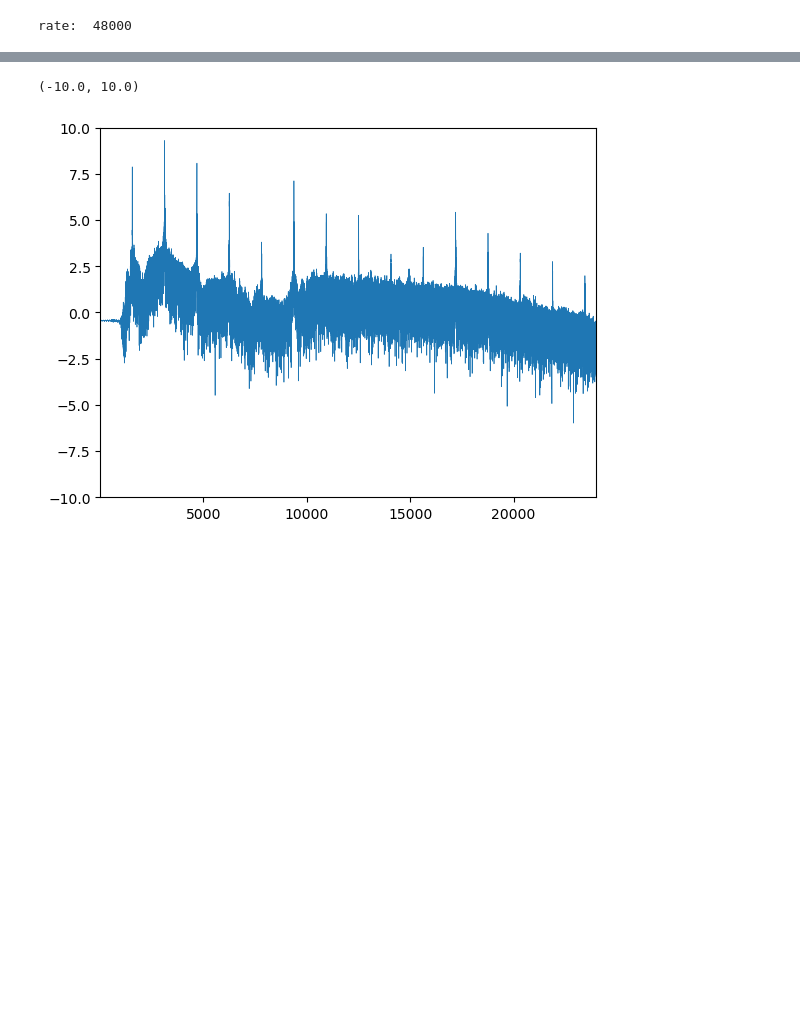
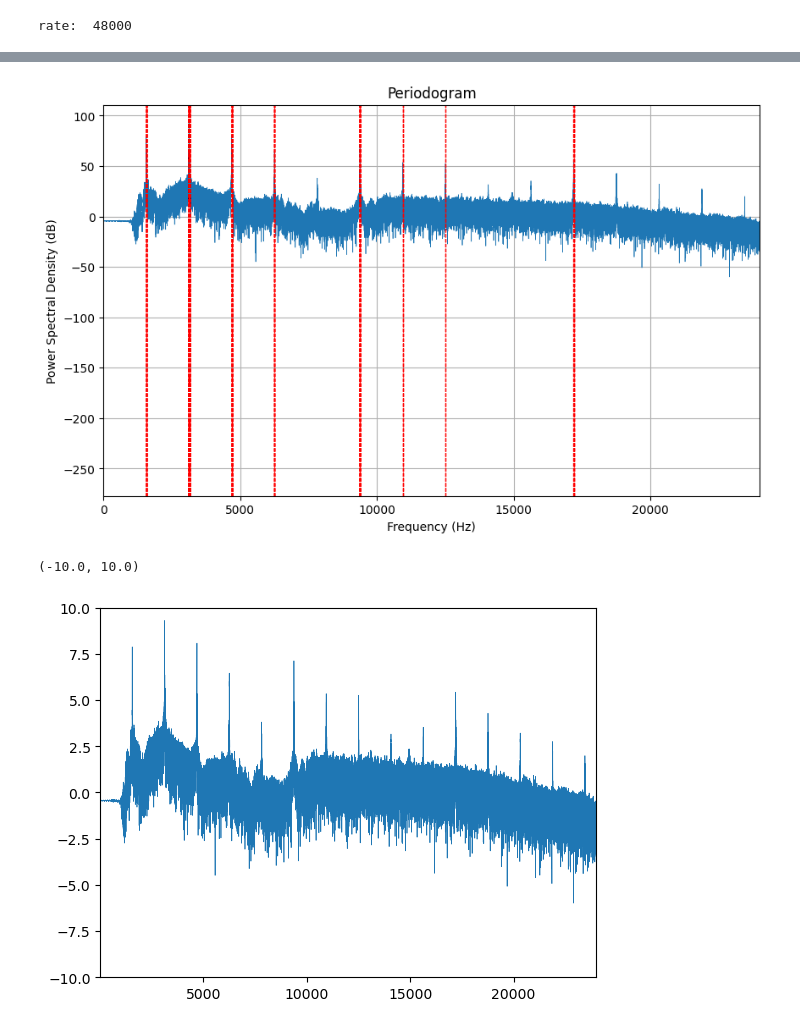
Before and after one commit to MichalMaszkowski/Sounds, a Jupyter notebook: sound_00.ipynb, the cells around one changed output, grey strips where cells are left out. Cells and saved outputs as stored; diff of their text form; code cells hidden in the pictures; blank space fills up the shorter version.

```diff
--- a/sound_00.ipynb
+++ b/sound_00.ipynb
@@ -19,3 +46,18 @@ freq, PSD = signal.periodogram(array[:, 0], fs = rate)
+# %%
+plt.figure(figsize=(10, 6))
+plt.plot(freq, 10 * np.log10(PSD), lw=0.5)
+plt.title("Periodogram")
+plt.xlabel("Frequency (Hz)")
+plt.ylabel("Power Spectral Density (dB)")
+
+# Mark the main frequencies with red lines
+for f in main_frequencies:
+    plt.axvline(x=f, color='red', linestyle='--', linewidth=0.8)
+plt.xlim(0, rate / 2)
+plt.grid()
+plt.show()
+# %% [output]
+[figure, added]
 # %%
 plt.plot(freq, np.log10(PSD),   lw=0.5,)
 plt.xlim(20, rate / 2)
```
Also changed, not shown: parts of 5 cells of this notebook.
